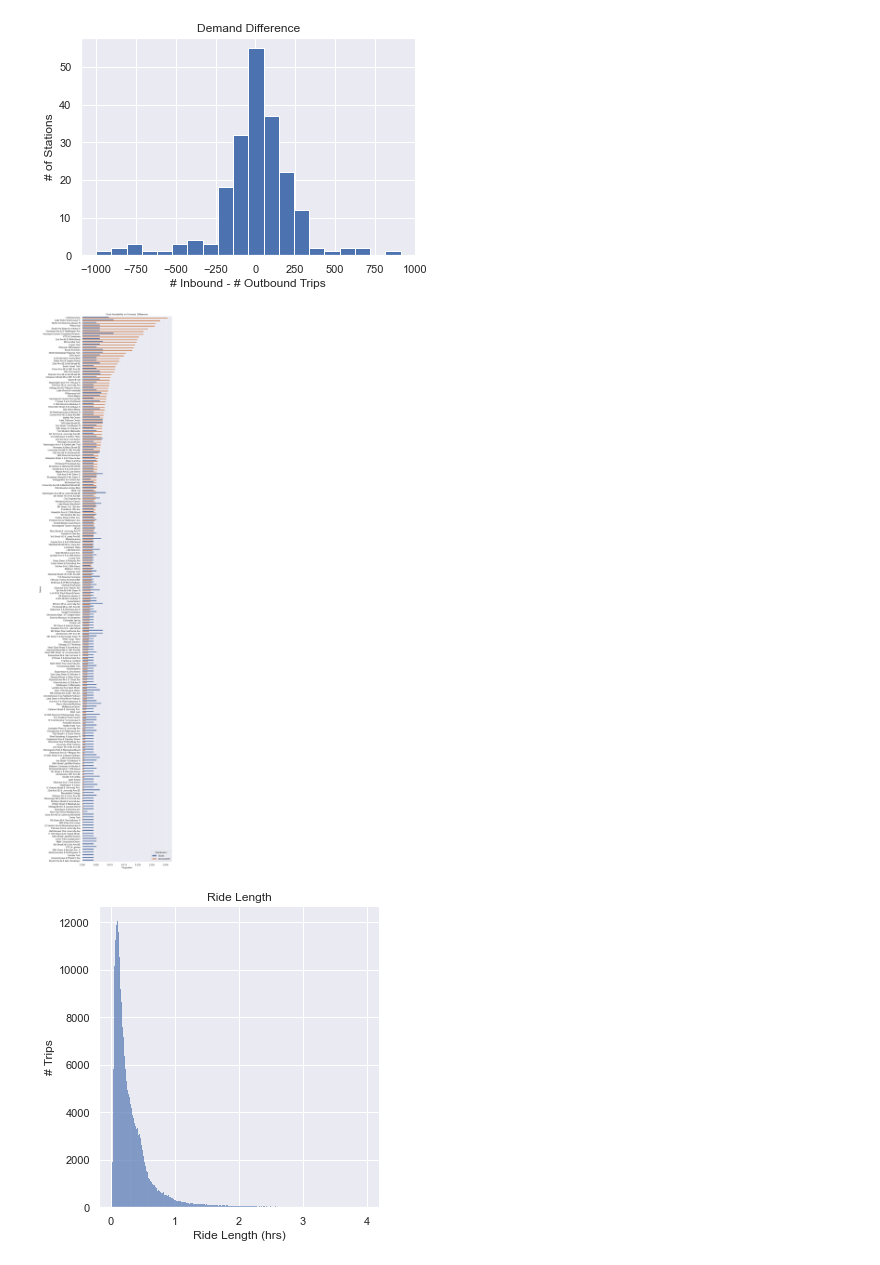
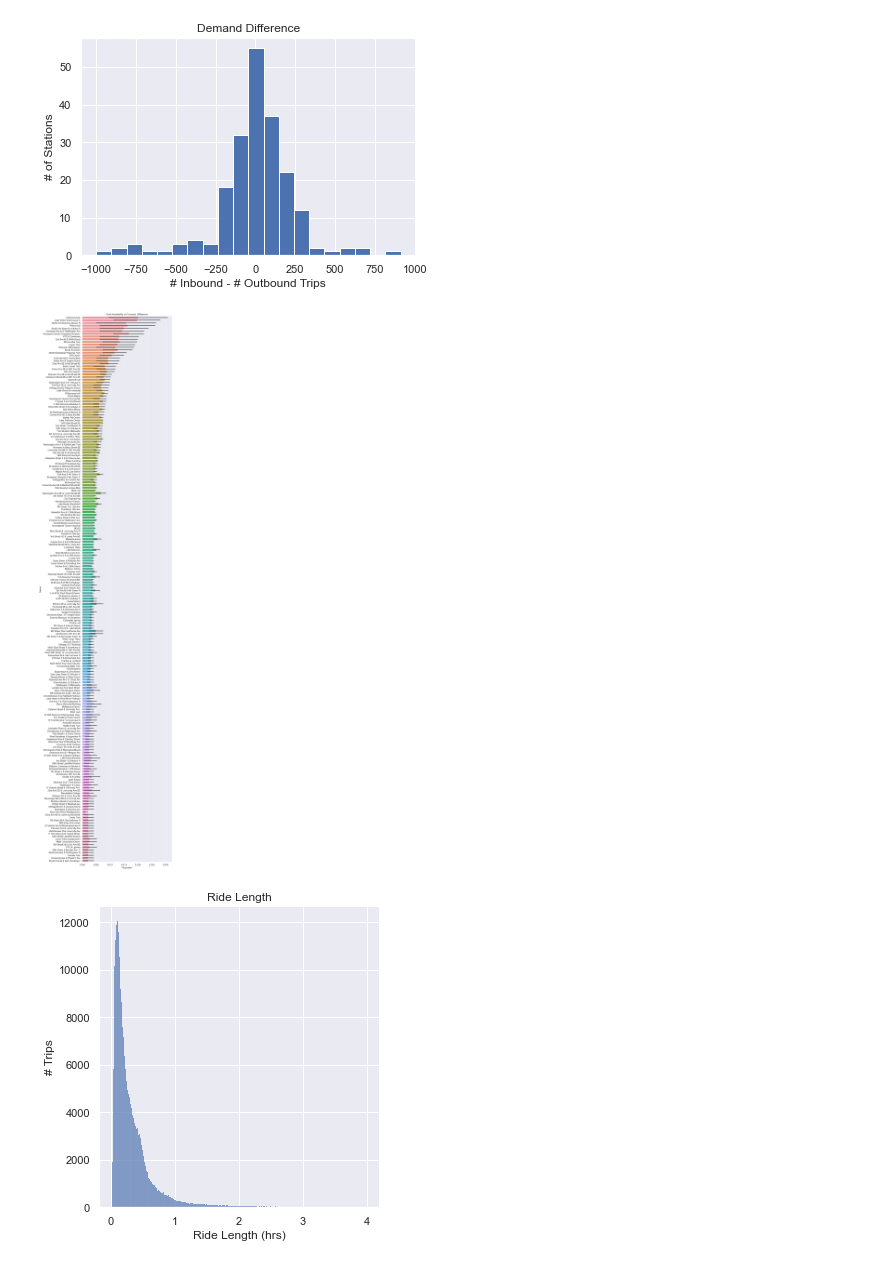
Before and after one commit to grand42/Machine_Learning-NiceRide, a Jupyter notebook: Data/saif.ipynb, the cells around one changed output. Cells and saved outputs as stored; diff of their text form; code cells hidden in the pictures.

```diff
--- a/Data/saif.ipynb
+++ b/Data/saif.ipynb
@@ -7,8 +9,9 @@ sns.set()
 # %%
 #import
-station_location = pd.read_csv('Nice_Ride_2017_Station_Locations.csv', low_memory=False)
-trip_history = pd.read_csv('Nice_ride_trip_history_2017_season.csv', low_memory=False)
+station_location = pd.read_csv('../Data/Nice_Ride_2017_Station_Locations.csv', low_memory=False)
+trip_history = pd.read_csv('../Data/Nice_ride_trip_history_2017_season.csv', low_memory=False)
 
 #test
-station_location.sample(n=10)
+station_location.sample(n=5)
+trip_history.sample(n=5)
 # %% [output]
@@ -41,0 +24,6 @@ trip_history.sample(n=10)
+# %%
+#test
+station_location = pd.DataFrame(station_location)
+trip_history = pd.DataFrame(trip_history)
+
+station_location
@@ -52,8 +54,8 @@ plt.show()
 [figure]
 # %%
 demand_df = pd.DataFrame({
-    'Outbound trips': trip_history.groupby('Start station').size(),
-    'Inbound trips': trip_history.groupby('End station').size()
+    'Inbound trips': trip_history.groupby('End station').size(),
+    'Outbound trips': trip_history.groupby('Start station').size()
 })
 demand_df['Name'] = demand_df.index
 sdf = station_location.merge(demand_df, on='Name')
@@ -61,20 +63,20 @@ sdf = station_location.merge(demand_df, on='Name')
 #inbound graph
 plt.figure()
 plt.hist(sdf['Inbound trips'], bins=20)
-plt.ylabel('Number of Stations')
+plt.ylabel('# of Stations')
 plt.xlabel('# Inbound Rentals')
-plt.title('Inbound trip distribution')
+plt.title('Inbound Trip Distribution')
 plt.show()
 
 #outbound graph
 plt.figure()
 plt.hist(sdf['Outbound trips'], bins=20)
-plt.ylabel('Number of Stations')
+plt.ylabel('# of Stations')
 plt.xlabel('# Outbound Rentals')
-plt.title('Outbound trip distribution')
+plt.title('Outbound Trip Distribution')
 plt.show()
 
 #confirm equal inbound vs outbound
-print('Number of outbound trips: %d'%(sdf['Outbound trips'].sum()))
-print('Number of inbound trips: %d'%(sdf['Inbound trips'].sum()))
+print('# Outbound Trips: %d'%(sdf['Outbound trips'].sum()))
+print('# Inbound Trips: %d'%(sdf['Inbound trips'].sum()))
 # %% [output]
@@ -97,34 +99,39 @@ plt.show()
 # %%
 #find abslt value
 sdf['abslt_diff'] = sdf['demand_diff'].abs()
+
+#MAYBE DF = df[['id','pred', 'target']].replace(columns={'target':'y'})
+#DF['diff'] = (oosDF['pred'] - oosDF['y']).abs()
+
 
 #dock availability vs demand difference
 sdf['Docks'] = sdf['Total docks']/sdf['Total docks'].sum()
 sdf['DemandDiff'] = sdf['abslt_diff']/sdf['abslt_diff'].sum()
 
 #?? make seaborn work!
 seaborn_data_cleaned = (
     sdf[['Name', 'Docks', 'DemandDiff']]
        .set_index('Name')
        .stack()
        .reset_index()
        .rename(columns={'level_1':'Distribution', 0:'Proportion'})
 )
 
 #graph
 plt.figure(figsize=(8, 50))
 station_list = (
     sdf
     .sort_values('DemandDiff', ascending=False)['Name']
     .tolist()
 )
 
-sns.barplot(y='Name', x='Proportion', hue='Distribution',
-            data=seaborn_data_cleaned, order=station_list)
+sns.barplot(y='Name', x='Proportion',data=seaborn_data_cleaned, order=station_list)
+
 plt.title('Dock Availability vs Demand Difference')
+sns.color_palette("rocket", as_cmap=True)
 plt.show()
 # %% [output]
-[figure, old version]
+[figure, new version]
 # %%
 trips = (
     trip_history.groupby(['Start station', 'End station'])['Start Date']
```
Also changed, not shown: parts of 6 cells of this notebook, 2 other files.
